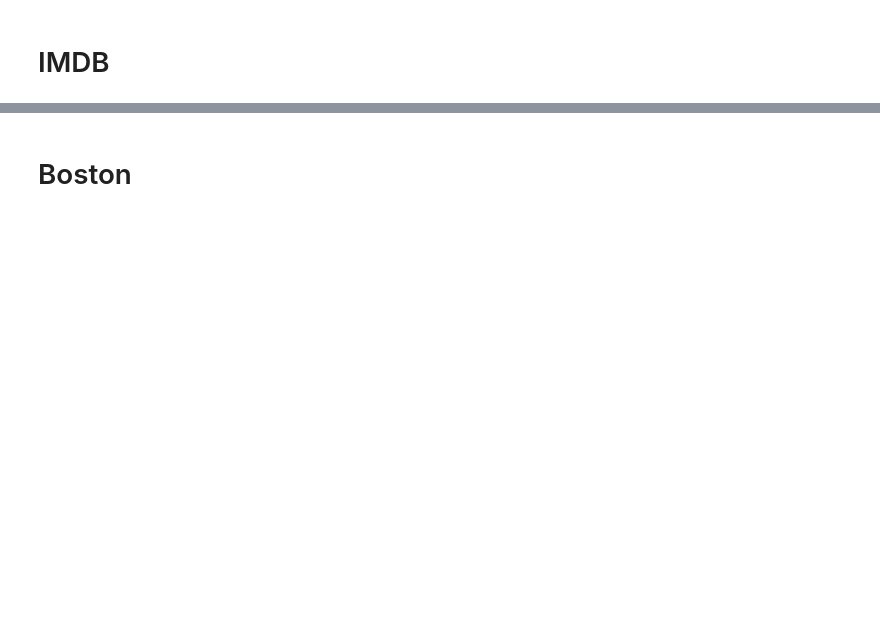
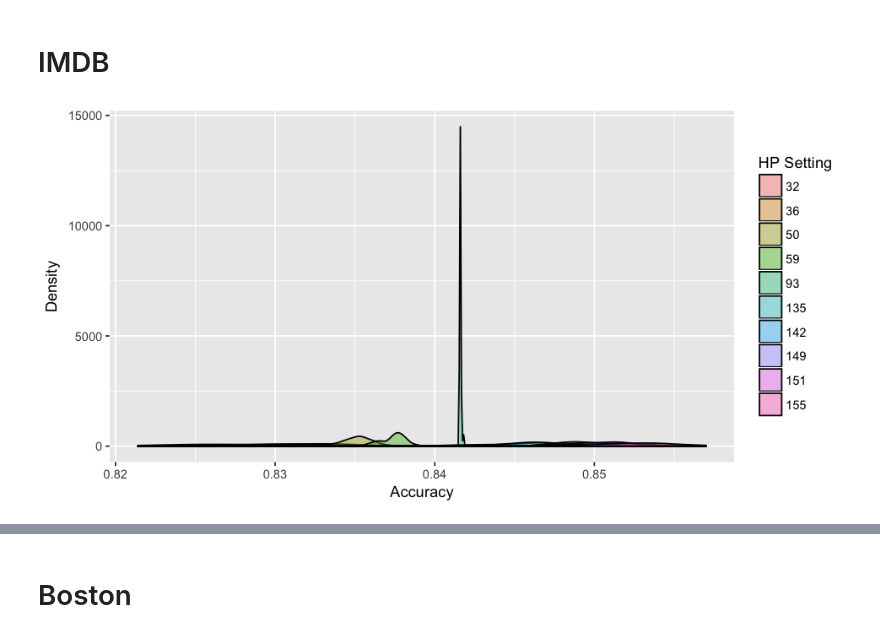
Before and after one commit to LarsHH/reproducible-hyperparameter-optimization-jcgs-2019, a Jupyter notebook: evaluation.ipynb, the cells around one changed output, grey strips where cells are left out. Saved outputs shown, nothing was run; the diff lists cells and outputs as text; code cells hidden in the pictures; blank space fills up the shorter version.

```diff
--- a/evaluation.ipynb
+++ b/evaluation.ipynb
@@ -1092 +459,12 @@ p
+# %%
+imdb.csv <- read.csv("./imdblstm//imdb_results.csv", header = T)
+imdb.test.acc <- read.csv("./imdblstm//imdb_results_test.csv", header = T)
+imdb.completed <- subset(imdb.csv, Status == 'COMPLETED')
+imdb.completed$Objective <- 1.-imdb.completed$Objective+rnorm(nrow(imdb.completed), 0, 0.000000001)
+imdb <- group_data(imdb.completed, 'dropout_embedding')
+# %%
+imdb.plot <- plot_groups(subsample_trials(subsample_groups(imdb, 10), 25), xlab="Accuracy")
+imdb.plot
+# %% [output]
+[figure, added]
 # %%
```
Also changed, not shown: parts of 170 cells of this notebook, 2 other files.
